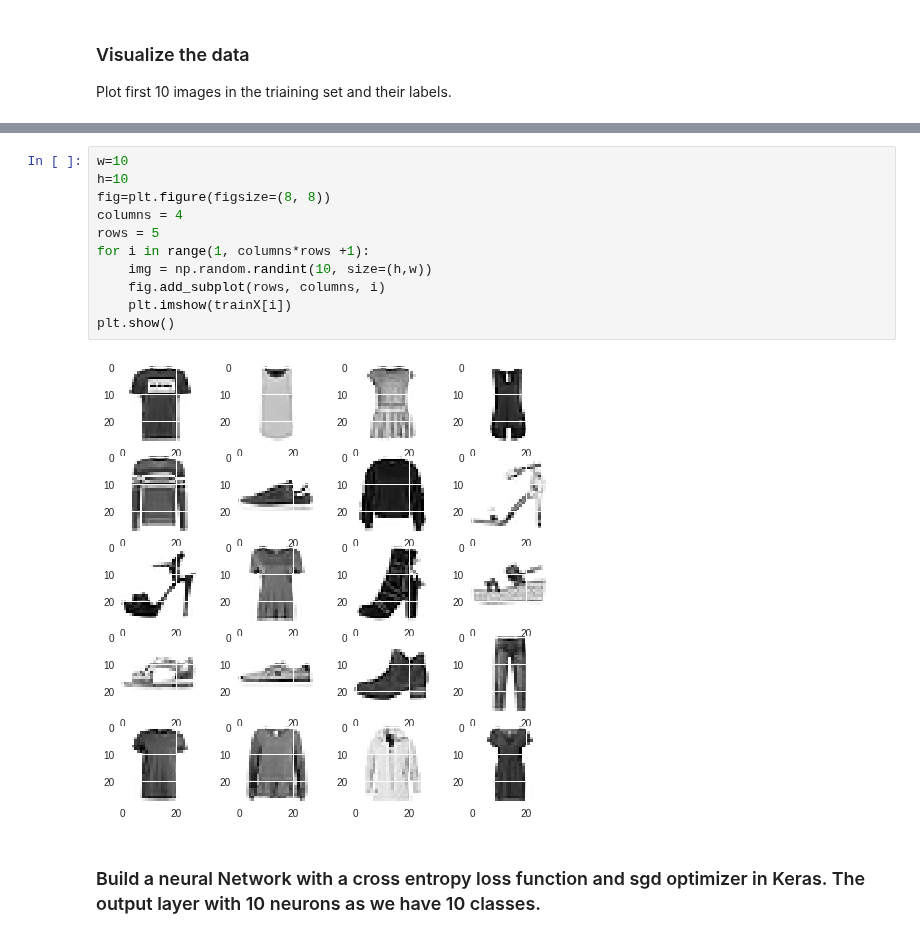
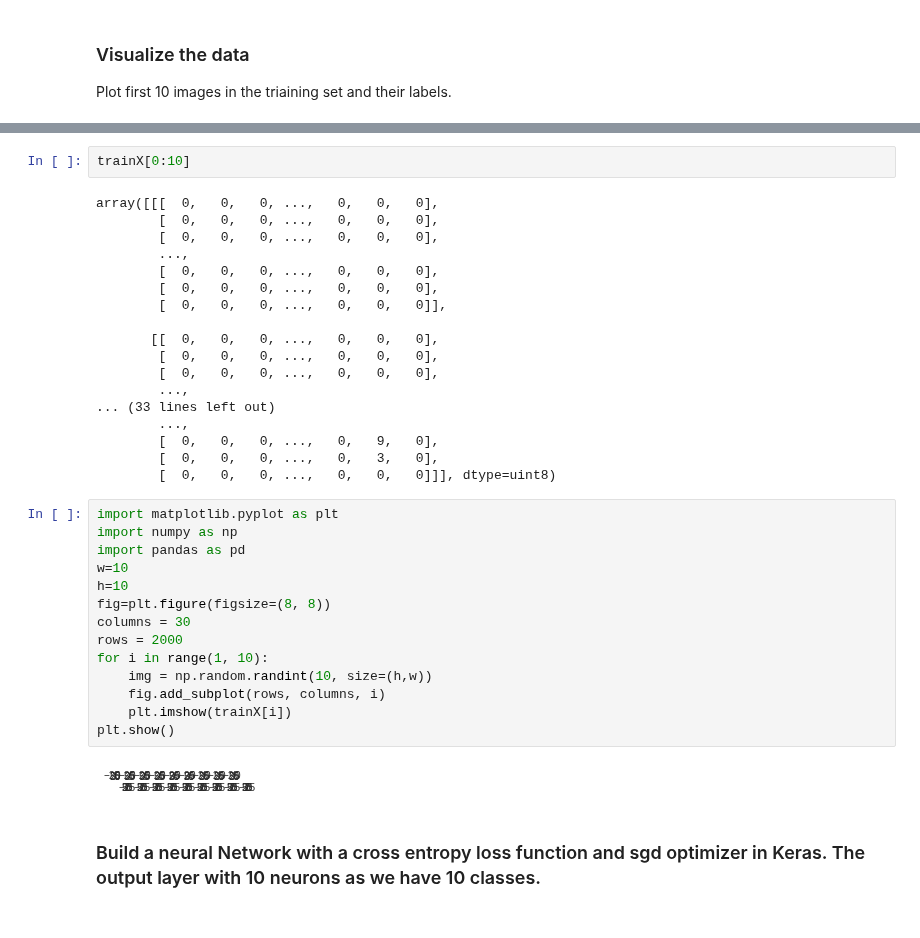
Before and after one commit to GreatLearningAIML1/chennai-aug-batch-senthilvelavan, a Jupyter notebook: Residency6-External/R6_ExternalLab_AIML.ipynb, the cells around one changed output, grey strips where cells are left out. Cells and saved outputs as stored; diff of their text form.

```diff
--- a/Residency6-External/R6_ExternalLab_AIML.ipynb
+++ b/Residency6-External/R6_ExternalLab_AIML.ipynb
@@ -96,15 +63,38 @@ label for each of the above image:
+# %%
+trainX[0:10]
+# %% [output]
+array([[[  0,   0,   0, ...,   0,   0,   0],
+        [  0,   0,   0, ...,   0,   0,   0],
+        [  0,   0,   0, ...,   0,   0,   0],
+        ...,
+        [  0,   0,   0, ...,   0,   0,   0],
+        [  0,   0,   0, ...,   0,   0,   0],
+        [  0,   0,   0, ...,   0,   0,   0]],
+
+       [[  0,   0,   0, ...,   0,   0,   0],
+        [  0,   0,   0, ...,   0,   0,   0],
+        [  0,   0,   0, ...,   0,   0,   0],
+        ...,
+... (33 lines left out)
+        ...,
+        [  0,   0,   0, ...,   0,   9,   0],
+        [  0,   0,   0, ...,   0,   3,   0],
+        [  0,   0,   0, ...,   0,   0,   0]]], dtype=uint8)
 # %%
+import matplotlib.pyplot as plt
+import numpy as np
+import pandas as pd
 w=10
 h=10
 fig=plt.figure(figsize=(8, 8))
-columns = 4
-rows = 5
-for i in range(1, columns*rows +1):
+columns = 30
+rows = 2000
+for i in range(1, 10):
     img = np.random.randint(10, size=(h,w))
     fig.add_subplot(rows, columns, i)
     plt.imshow(trainX[i])
 plt.show()
 # %% [output]
-[figure, old version]
+[figure, new version]
 # %% [markdown]
 ### Build a neural Network with a cross entropy loss function and sgd optimizer in Keras. The output layer with 10 neurons as we have 10 classes.
```
Also changed, not shown: parts of 19 cells of this notebook.
